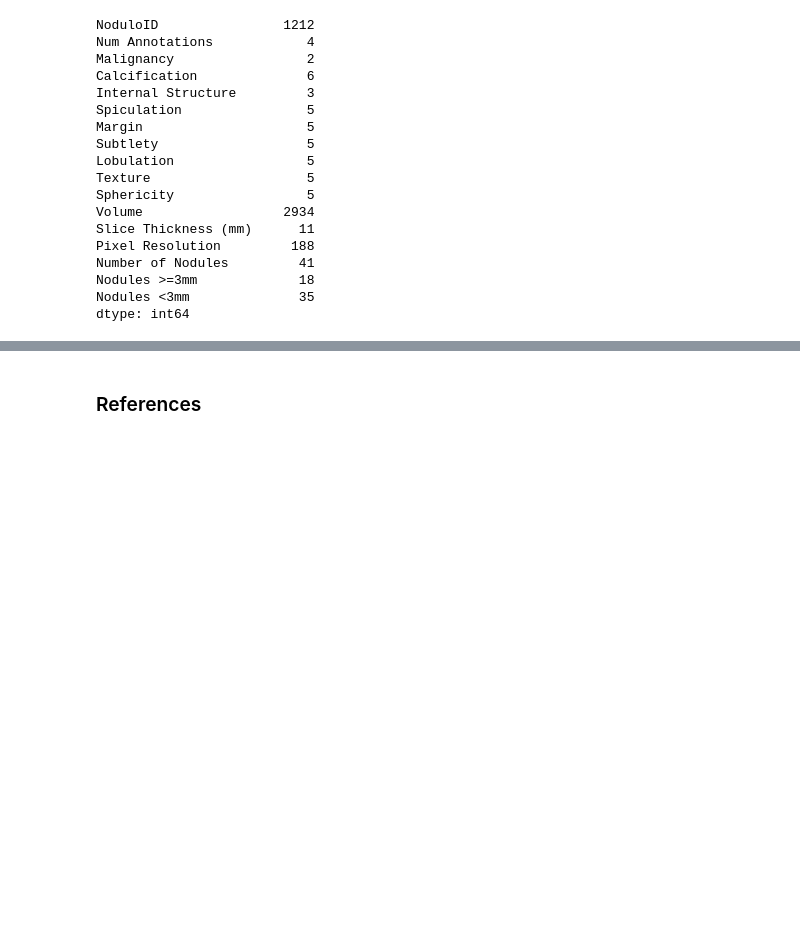
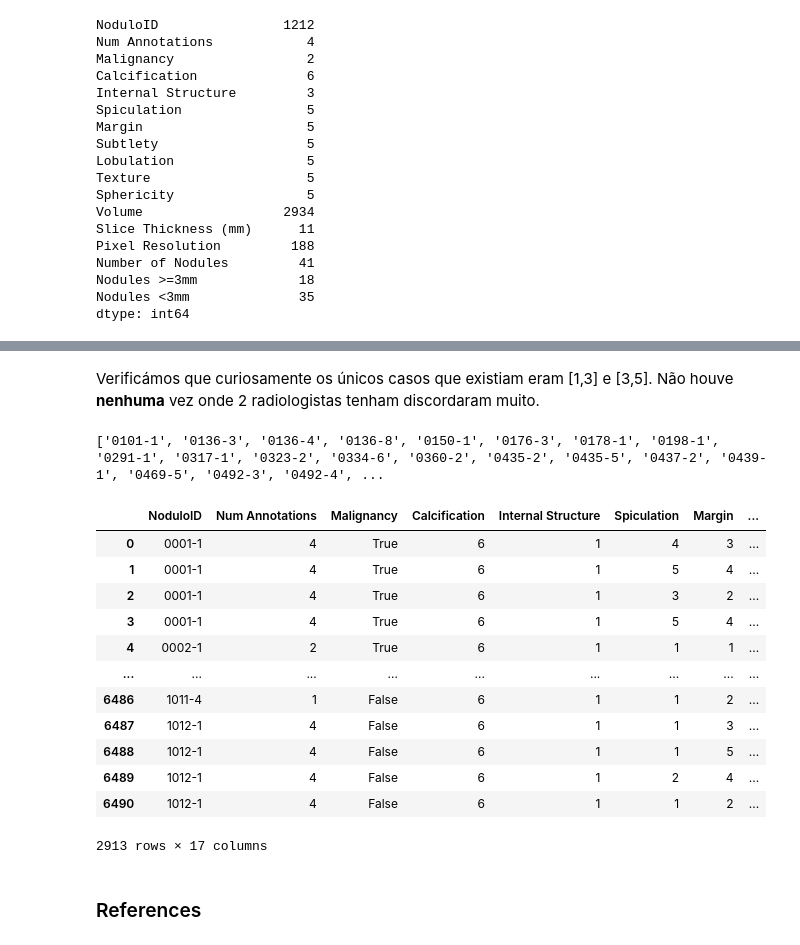
Before and after one commit to francisca005/Lung-Cancer-Classification, a Jupyter notebook: notebook.ipynb, the cells around one changed output, grey strips where cells are left out. Saved outputs shown, nothing was run; the diff lists cells and outputs as text; code cells hidden in the pictures; blank space fills up the shorter version.

```diff
--- a/notebook.ipynb
+++ b/notebook.ipynb
@@ -787,9 +787,9 @@ df = pd.read_csv('merged.csv')
 malignancy_avg = df.groupby('NoduloID')['Malignancy'].mean()
 
 def classify_malignancy(avg):
-    if avg < 2:
+    if avg < 2.5:
         return 0
-    elif avg > 4:
+    elif avg > 3.5:
         return 1
     else:  # 2.5 <= avg <= 3.5
         return None  # Mark for deletion
@@ -819,7 +819,5 @@ print(f"Unique nodules after: {df_filtered['NoduloID'].nunique()}")
 # Show distribution of new Malignancy values
 print("\nNew Malignancy distribution:")
 print(df_filtered['Malignancy'].value_counts().sort_index())
-
-df_filtered.to_csv('final.csv', index=False)
 # %% [output]
 Original dataset size: 6491
@@ -894,3 +953,29 @@ dtype: int64
+# %% [markdown]
+Verificámos que curiosamente os únicos casos que existiam eram [1,3] e [3,5]. Não houve **nenhuma** vez onde 2 radiologistas tenham discordaram muito.
+# %%
+ambiguous = ambiguous_low['NoduloID'].tolist() + ambiguous_high['NoduloID'].tolist()
+print(ambiguous)
+# %% [output]
+['0101-1', '0136-3', '0136-4', '0136-8', '0150-1', '0176-3', '0178-1', '0198-1', '0291-1', '0317-1', '0323-2', '0334-6', '0360-2', '0435-2', '0435-5', '0437-2', '0439-1', '0469-5', '0492-3', '0492-4', ...
+# %%
+# Remover todos os nodulos ambiguos
+df_filtered = df_filtered[~df_filtered['NoduloID'].isin(ambiguous)].copy()
+df_filtered.to_csv("final.csv", encoding='utf-8', index=False)
+df_filtered
+# %% [output]
+|  | NoduloID | Num Annotations | Malignancy | Calcification | Internal Structure | Spiculation | Margin | ... |
+| 0 | 0001-1 | 4 | True | 6 | 1 | 4 | 3 | ... |
+| 1 | 0001-1 | 4 | True | 6 | 1 | 5 | 4 | ... |
+| 2 | 0001-1 | 4 | True | 6 | 1 | 3 | 2 | ... |
+| 3 | 0001-1 | 4 | True | 6 | 1 | 5 | 4 | ... |
+| 4 | 0002-1 | 2 | True | 6 | 1 | 1 | 1 | ... |
+| ... | ... | ... | ... | ... | ... | ... | ... | ... |
+| 6486 | 1011-4 | 1 | False | 6 | 1 | 1 | 2 | ... |
+| 6487 | 1012-1 | 4 | False | 6 | 1 | 1 | 3 | ... |
+| 6488 | 1012-1 | 4 | False | 6 | 1 | 1 | 5 | ... |
+| 6489 | 1012-1 | 4 | False | 6 | 1 | 2 | 4 | ... |
+| 6490 | 1012-1 | 4 | False | 6 | 1 | 1 | 2 | ... |
+2913 rows × 17 columns
 # %% [markdown]
 ### References
 [^1]: https://www.sciencedirect.com/science/article/abs/pii/S1566253516301063
```
Also changed, not shown: parts of 10 cells of this notebook, 1 other file.
